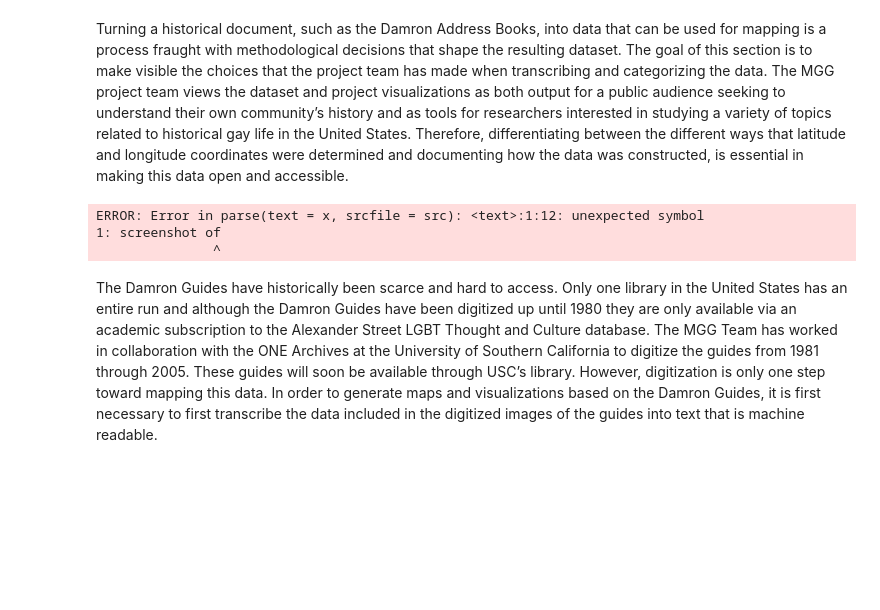
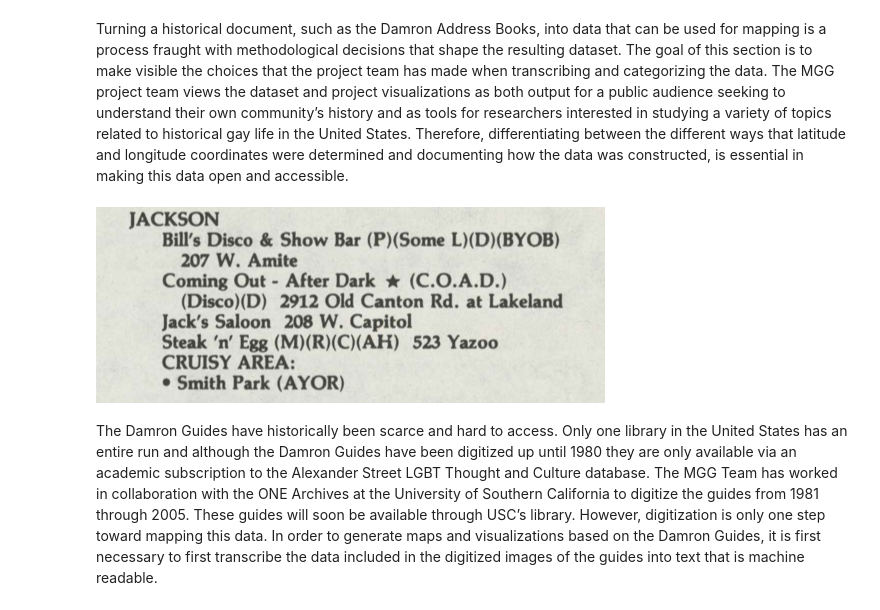
Before and after one commit to regan008/mggjdh, a Jupyter notebook: secret_societies_and_revolving_doors_using_mapping_the_gay_guides_as_a_tool_for_studying_queer_geographies.ipynb, the cells around one changed output. Drawn from its saved outputs; the diff is of its cells as text; code cells hidden in the pictures; blank space fills up the shorter version.

```diff
--- a/secret_societies_and_revolving_doors_using_mapping_the_gay_guides_as_a_tool_for_studying_queer_geographies.ipynb
+++ b/secret_societies_and_revolving_doors_using_mapping_the_gay_guides_as_a_tool_for_studying_queer_geographies.ipynb
@@ -65,12 +50,10 @@ The guides are not, however, an unbiased representation of gay spaces in the Uni
 ## Turning the _Damron Address Books_ into Historical Data
 # %% [markdown]
 Turning a historical document, such as the Damron Address Books, into data that can be used for mapping is a process fraught with methodological decisions that shape the resulting dataset. The goal of this section is to make visible the choices that the project team has made when transcribing and categorizing the data. The MGG project team views the dataset and project visualizations as both output for a public audience seeking to understand their own community’s history and as tools for researchers interested in studying a variety of topics related to historical gay life in the United States. Therefore, differentiating between the different ways that latitude and longitude coordinates were determined and documenting how the data was constructed, is essential in making this data open and accessible.
-# %%
-screenshot of entries
-# %% [output]
-ERROR: Error in parse(text = x, srcfile = src): <text>:1:12: unexpected symbol
-1: screenshot of
-               ^
+# %%
+display_png(file="./media/exampleoflistings-1982.png")
+# %% [output]
+[figure, added]
 # %% [markdown]
 The Damron Guides have historically been scarce and hard to access. Only one library in the United States has an entire run and although the Damron Guides have been digitized up until 1980 they are only available via an academic subscription to the Alexander Street LGBT Thought and Culture database. The MGG Team has worked in collaboration with the ONE Archives at the University of Southern California to digitize the guides from 1981 through 2005. These guides will soon be available through USC’s library. However, digitization is only one step toward mapping this data. In order to generate maps and visualizations based on the Damron Guides, it is first necessary to first transcribe the data included in the digitized images of the guides into text that is machine readable.
 # %% [markdown]
```
Also changed, not shown: parts of 25 cells of this notebook, 3 other files.
